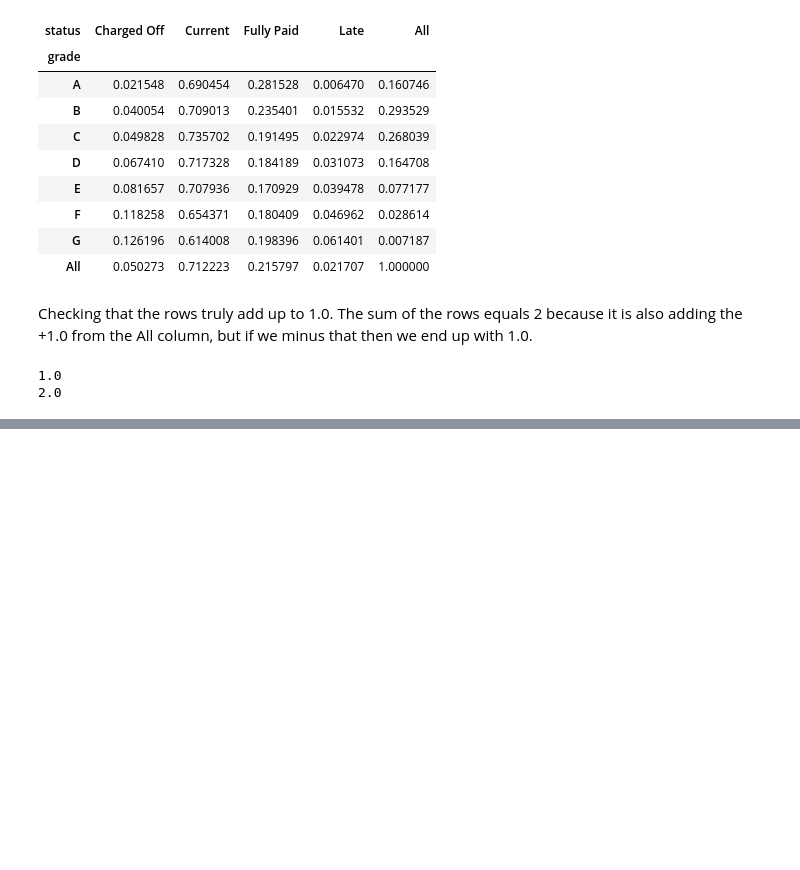
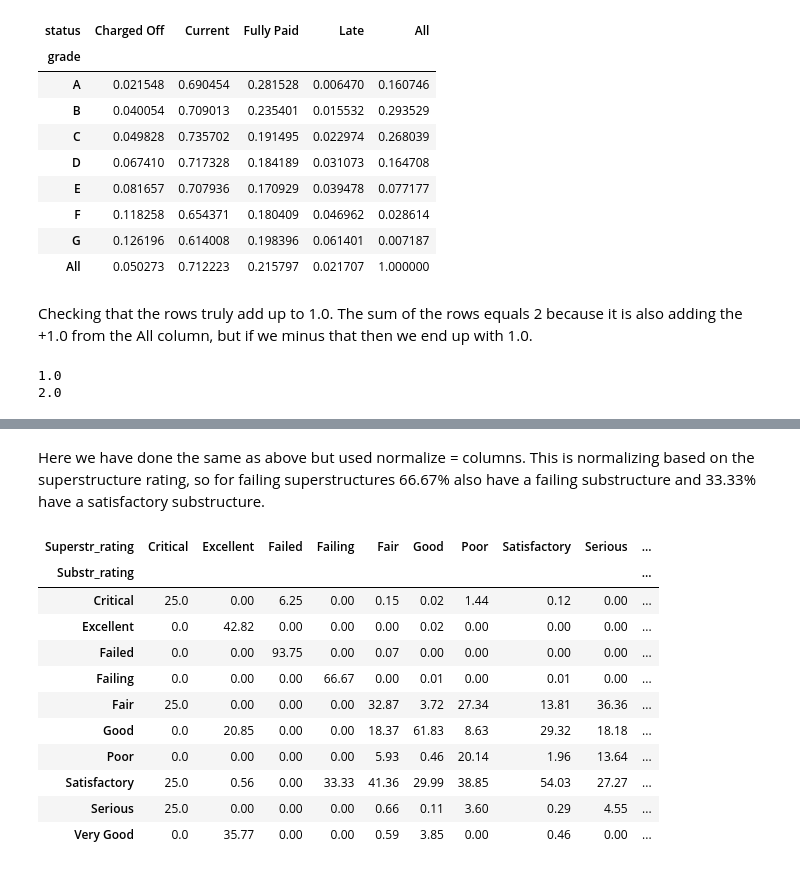
Before and after one commit to elliot-linsey/Portfolio-projects, a Jupyter notebook: Crosstab/Crosstab.ipynb, the cells around one changed output, grey strips where cells are left out. Cells and saved outputs as stored; diff of their text form; code cells hidden in the pictures; blank space fills up the shorter version.

```diff
--- a/Crosstab/Crosstab.ipynb
+++ b/Crosstab/Crosstab.ipynb
@@ -69,0 +92,19 @@ print(df_cross_1.loc['All'].sum())
+# %% [markdown]
+Here we have done the same as above but used normalize = columns. This is normalizing based on the superstructure rating, so for failing superstructures 66.67% also have a failing substructure and 33.33% have a satisfactory substructure.
+# %%
+sub_sup2 = pd.crosstab(bridges.Substr_rating, bridges.Superstr_rating, normalize='columns')
+sub_sup2 = sub_sup2.round(4)*100
+sub_sup2
+# %% [output]
+| Superstr_rating | Critical | Excellent | Failed | Failing | Fair | Good | Poor | Satisfactory | Serious | ... |
+| Substr_rating |  |  |  |  |  |  |  |  |  | ... |
+| Critical | 25.0 | 0.00 | 6.25 | 0.00 | 0.15 | 0.02 | 1.44 | 0.12 | 0.00 | ... |
+| Excellent | 0.0 | 42.82 | 0.00 | 0.00 | 0.00 | 0.02 | 0.00 | 0.00 | 0.00 | ... |
+| Failed | 0.0 | 0.00 | 93.75 | 0.00 | 0.07 | 0.00 | 0.00 | 0.00 | 0.00 | ... |
+| Failing | 0.0 | 0.00 | 0.00 | 66.67 | 0.00 | 0.01 | 0.00 | 0.01 | 0.00 | ... |
+| Fair | 25.0 | 0.00 | 0.00 | 0.00 | 32.87 | 3.72 | 27.34 | 13.81 | 36.36 | ... |
+| Good | 0.0 | 20.85 | 0.00 | 0.00 | 18.37 | 61.83 | 8.63 | 29.32 | 18.18 | ... |
+| Poor | 0.0 | 0.00 | 0.00 | 0.00 | 5.93 | 0.46 | 20.14 | 1.96 | 13.64 | ... |
+| Satisfactory | 25.0 | 0.56 | 0.00 | 33.33 | 41.36 | 29.99 | 38.85 | 54.03 | 27.27 | ... |
+| Serious | 25.0 | 0.00 | 0.00 | 0.00 | 0.66 | 0.11 | 3.60 | 0.29 | 4.55 | ... |
+| Very Good | 0.0 | 35.77 | 0.00 | 0.00 | 0.59 | 3.85 | 0.00 | 0.46 | 0.00 | ... |
```
Also changed, not shown: parts of 5 cells of this notebook, 2 other files.
